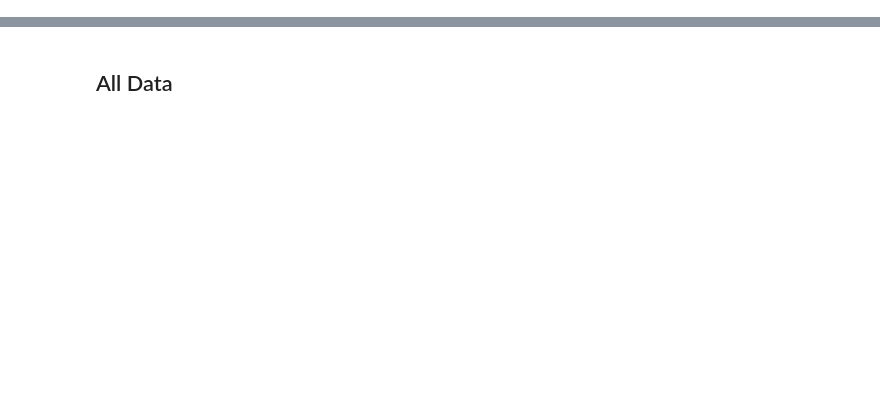
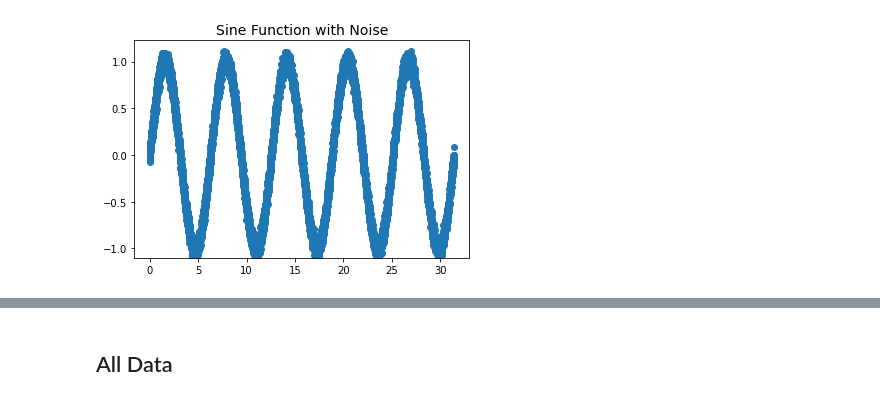
Before and after one commit to sheyaa/caterpillar_mset, a Jupyter notebook: sine_SVM.ipynb, the cells around one changed output, grey strips where cells are left out. Saved outputs shown, nothing was run; the diff lists cells and outputs as text; code cells hidden in the pictures; blank space fills up the shorter version.

```diff
--- a/sine_SVM.ipynb
+++ b/sine_SVM.ipynb
@@ -7,7 +7,18 @@ from sklearn import svm
 # %%
 n = 10000 # making 10000 iterations
 t = np.linspace(0, 10*np.pi, n) #function to generate a general sequence out of the range of numbers provided
-x = np.sin(t) + 0.0*np.random.randn(n) #sine funtion with noise added
+x = np.sin(t) + 0.05*np.random.randn(n) #sine funtion with noise added
+fig =(20,3)
+plt.scatter(t,x)
+#plt.grid()
+plt.ylim(-1.1)
+plt.title("Sine Function with Noise", fontsize=14)
+
+#SAVING EACH PLOT
+filename2 = "Images/sinxfunc.png" # saving the file as the name of the mouse
+plt.savefig(filename2, bbox_inches='tight')
+# %% [output]
+[figure, added]
 # %%
 X = tde.tde(x) #synthetic dataset
 # %%
```
Also changed, not shown: parts of 3 cells of this notebook.
